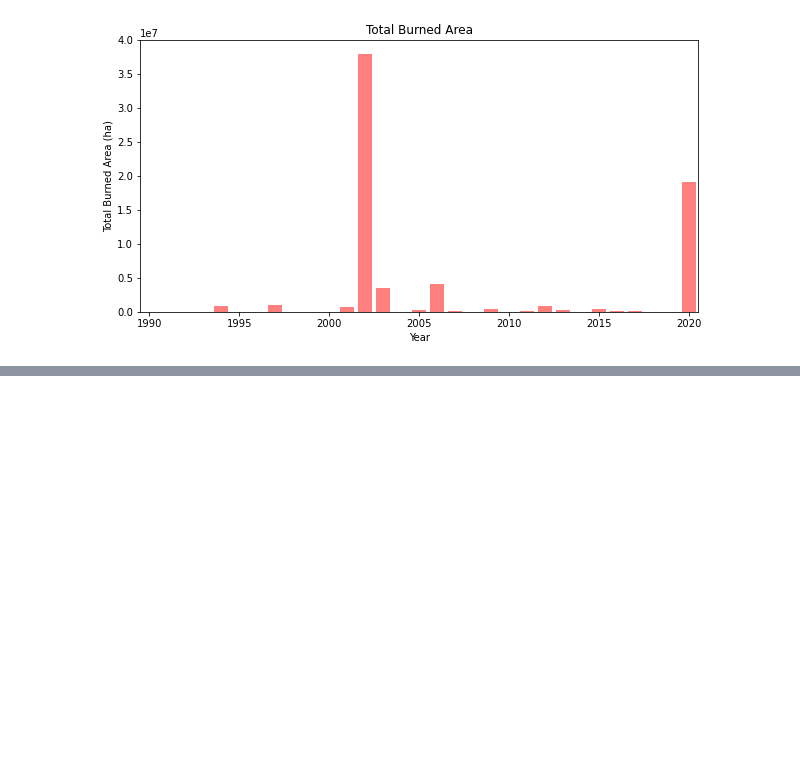
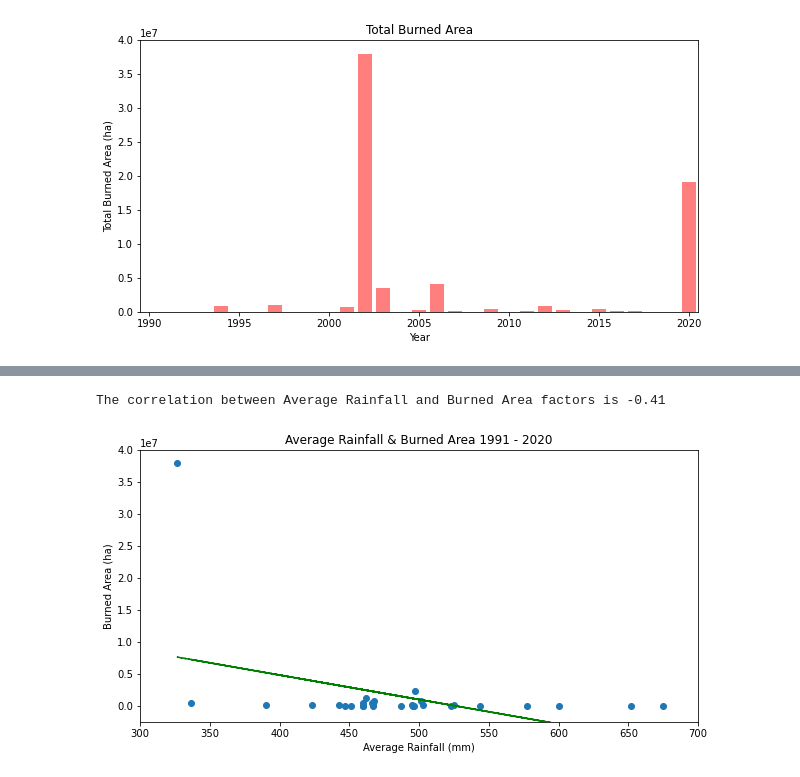
Before and after one commit to thierzon/disney-donut-project, a Jupyter notebook: combined_data.ipynb, the cells around one changed output, grey strips where cells are left out. Cells and saved outputs as stored; diff of their text form; code cells hidden in the pictures; blank space fills up the shorter version.

Commit message:
Final update to bushfire data

```diff
--- a/combined_data.ipynb
+++ b/combined_data.ipynb
@@ -644,0 +669,30 @@ plt.show()
+# %%
+# Calculate the correlation coefficient and linear regression model
+# for rainfall and bushfire burned areas - 1991 -> 2020
+
+# Reduce rainfall dataset to period 1991 - 2020
+combined_rf_au = combined_rf_au_df.loc[combined_rf_au_df["Year"] > 1990,:]
+
+# Calculate r value and linear regression
+correlation = sts.pearsonr(combined_rf_au["Average Rainfall (mm)"], bushfire_combined["Avg Burned Area (ha)"])
+m_slope, m_int, m_r, m_p, m_std_err = sts.linregress(combined_rf_au["Average Rainfall (mm)"], bushfire_combined["Avg Burned Area (ha)"])
+m_fit = m_slope * combined_rf_au["Average Rainfall (mm)"] + m_int
+
+# Print r value for correlation
+print(f"The correlation between Average Rainfall and Burned Area factors is {round(correlation[0],2)}")
+print()
+
+# Print plot showing scatter and liner regression
+plt.figure(figsize=(10,5))
+plt.scatter(combined_rf_au["Average Rainfall (mm)"], bushfire_combined["Avg Burned Area (ha)"])
+plt.plot(combined_rf_au["Average Rainfall (mm)"],m_fit,"--",color='g')
+plt.xlabel('Average Rainfall (mm)')
+plt.ylabel('Burned Area (ha)')
+plt.title('Average Rainfall & Burned Area 1991 - 2020')
+plt.xlim(300,700)
+plt.ylim(-2500000,40000000)
+plt.savefig(os.path.join("Output","Rainfall_Burned_Area.png"))
+plt.show()
+# %% [output]
+The correlation between Average Rainfall and Burned Area factors is -0.41
+[figure, added]
```
Also changed, not shown: parts of 4 cells of this notebook, 3 other files.
